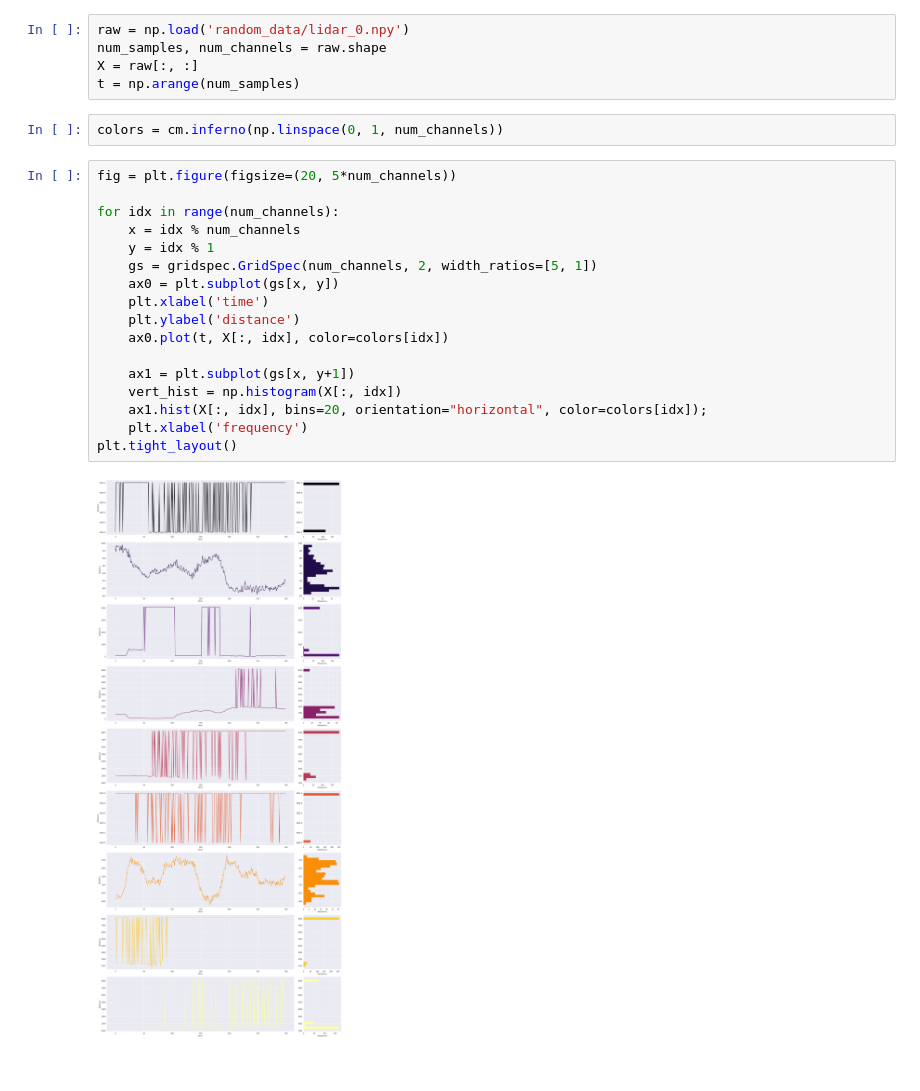
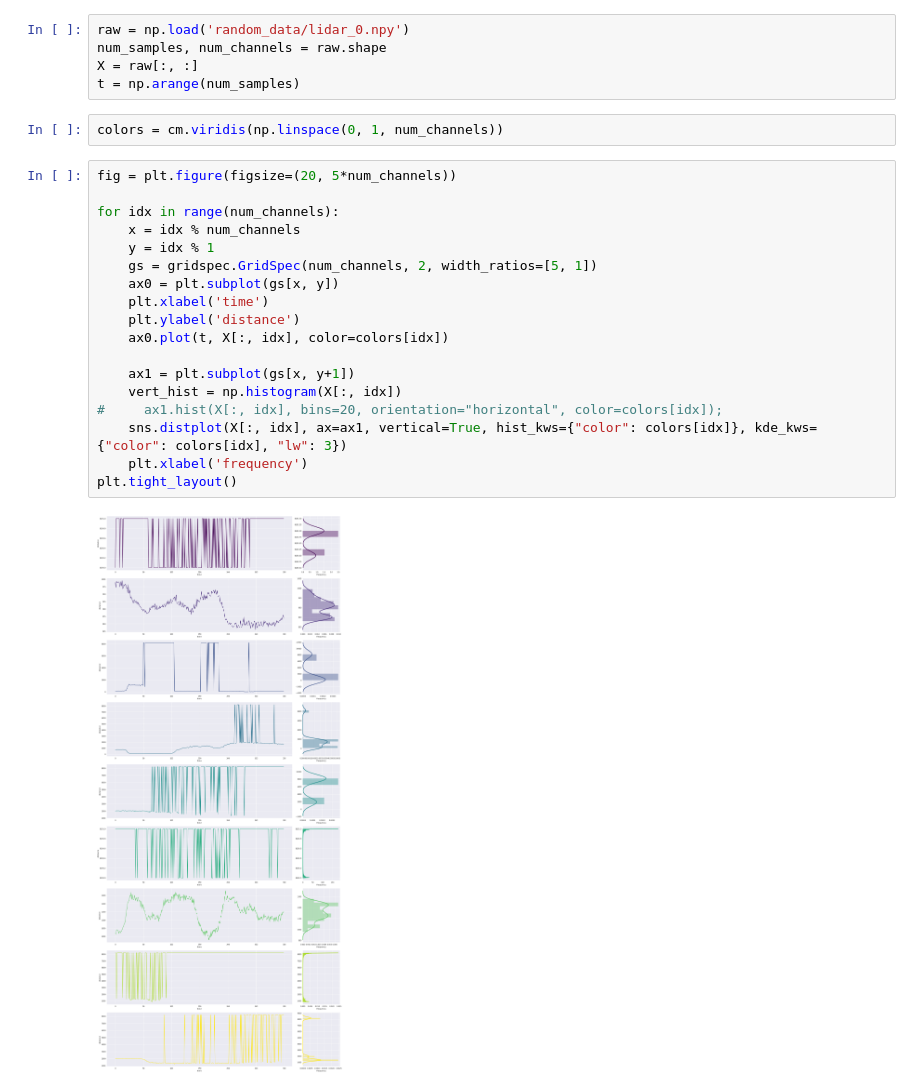
Before and after one commit to georgosgeorgos/DLRC_2018, a Jupyter notebook: data_exploration.ipynb, the cells around one changed output. Saved outputs shown, nothing was run; the diff lists cells and outputs as text.

Commit message:
update visualization lidars for trajectory

```diff
--- a/data_exploration.ipynb
+++ b/data_exploration.ipynb
@@ -19,23 +25,24 @@ num_samples, num_channels = raw.shape
 X = raw[:, :]
 t = np.arange(num_samples)
 # %%
-colors = cm.inferno(np.linspace(0, 1, num_channels))
+colors = cm.viridis(np.linspace(0, 1, num_channels))
 # %%
 fig = plt.figure(figsize=(20, 5*num_channels))
 
 for idx in range(num_channels):
     x = idx % num_channels
     y = idx % 1
     gs = gridspec.GridSpec(num_channels, 2, width_ratios=[5, 1])
     ax0 = plt.subplot(gs[x, y])
     plt.xlabel('time')
     plt.ylabel('distance')
     ax0.plot(t, X[:, idx], color=colors[idx])
 
     ax1 = plt.subplot(gs[x, y+1])
     vert_hist = np.histogram(X[:, idx])
-    ax1.hist(X[:, idx], bins=20, orientation="horizontal", color=colors[idx]);
+#     ax1.hist(X[:, idx], bins=20, orientation="horizontal", color=colors[idx]);
+    sns.distplot(X[:, idx], ax=ax1, vertical=True, hist_kws={"color": colors[idx]}, kde_kws={"color": colors[idx], "lw": 3})
     plt.xlabel('frequency')
 plt.tight_layout()
 # %% [output]
-[figure, old version]
+[figure, new version]
```
Also changed, not shown: parts of 1 cell of this notebook.
